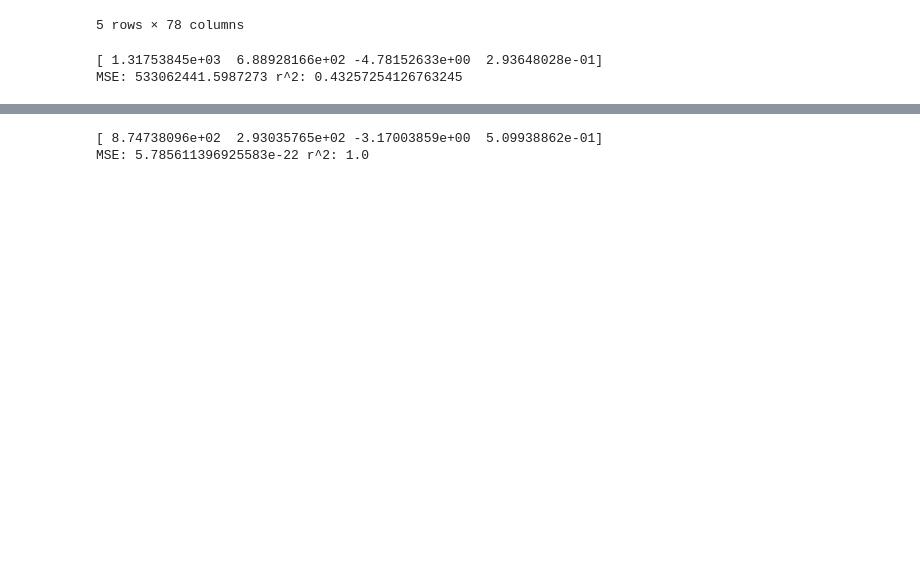
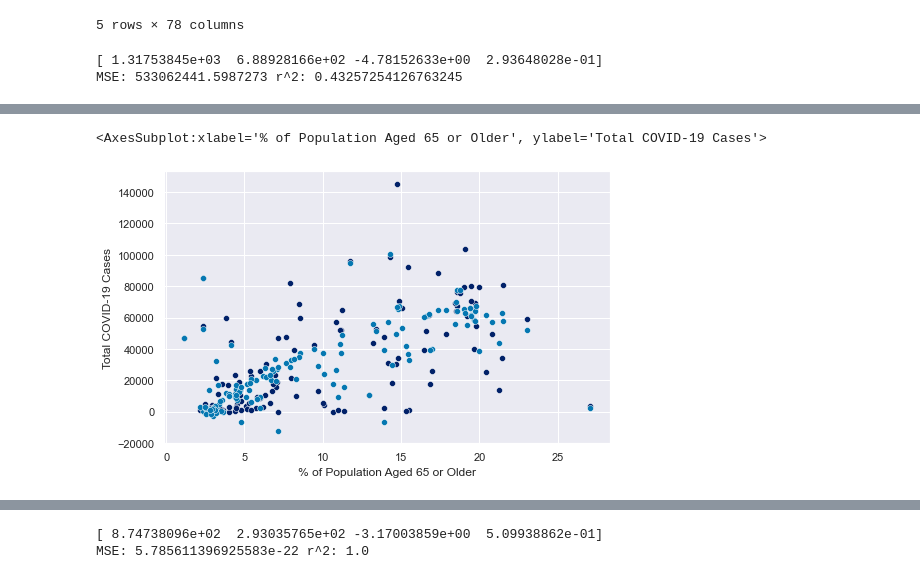
Before and after one commit to amrbedawi/216_Project, a Jupyter notebook: data.ipynb, the cells around one changed output, grey strips where cells are left out. Saved outputs shown, nothing was run; the diff lists cells and outputs as text; code cells hidden in the pictures; blank space fills up the shorter version.

```diff
--- a/data.ipynb
+++ b/data.ipynb
@@ -131,0 +160,7 @@ sns.scatterplot(data = gen, x = "gdp_per_capita", y = "pred_total_cases_per_mill
+# %%
+sns.scatterplot(data = gen, x = "aged_65_older", y = "total_cases_per_million", color = "#012169").set(xlabel = "% of Population Aged 65 or Older",
+                                                                                 ylabel = "Total COVID-19 Cases")
+sns.scatterplot(data = gen, x = "aged_65_older", y = "cubic_pred_total_cases_per_million", color = "#0577B1")
+# %% [output]
+<AxesSubplot:xlabel='% of Population Aged 65 or Older', ylabel='Total COVID-19 Cases'>
+[figure, added]
```
Also changed, not shown: parts of 18 cells of this notebook, 3 other files.
